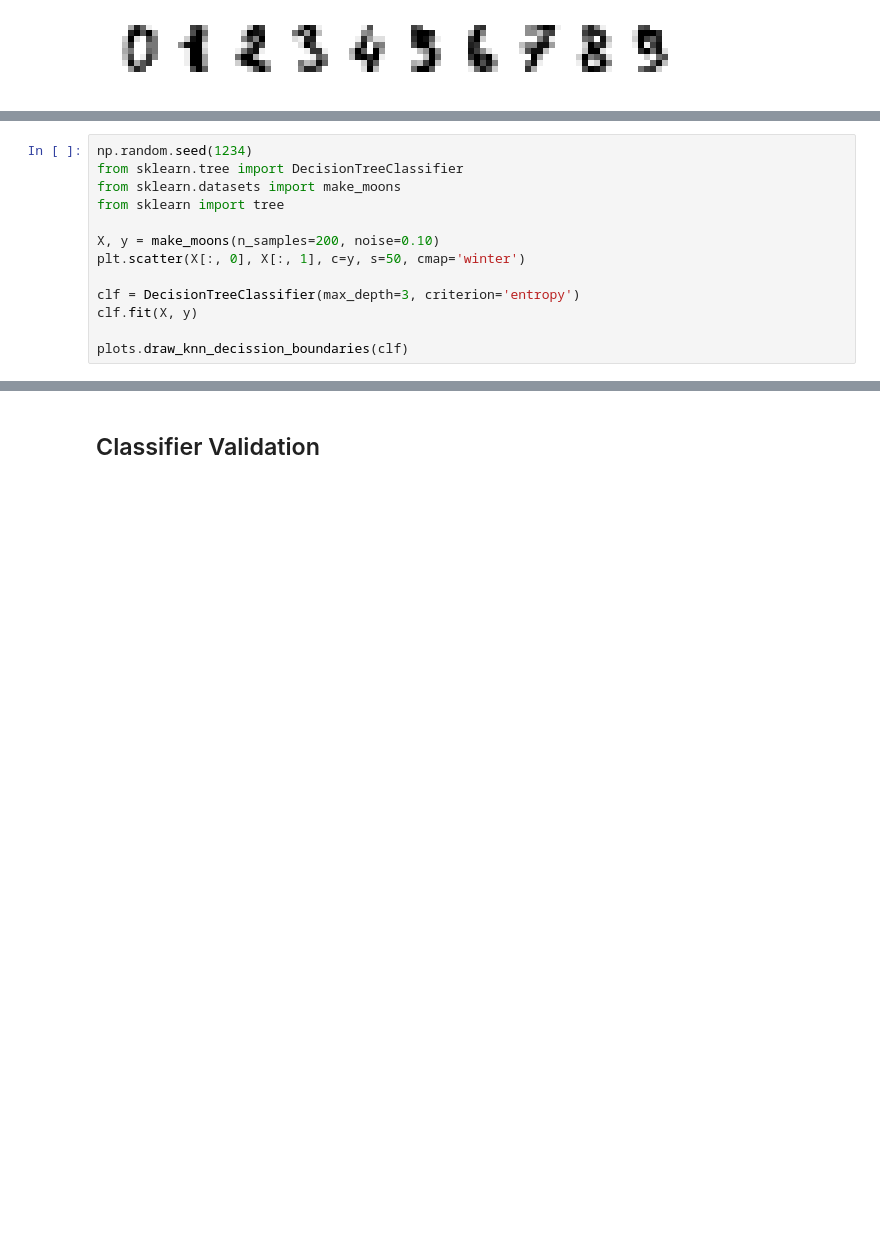
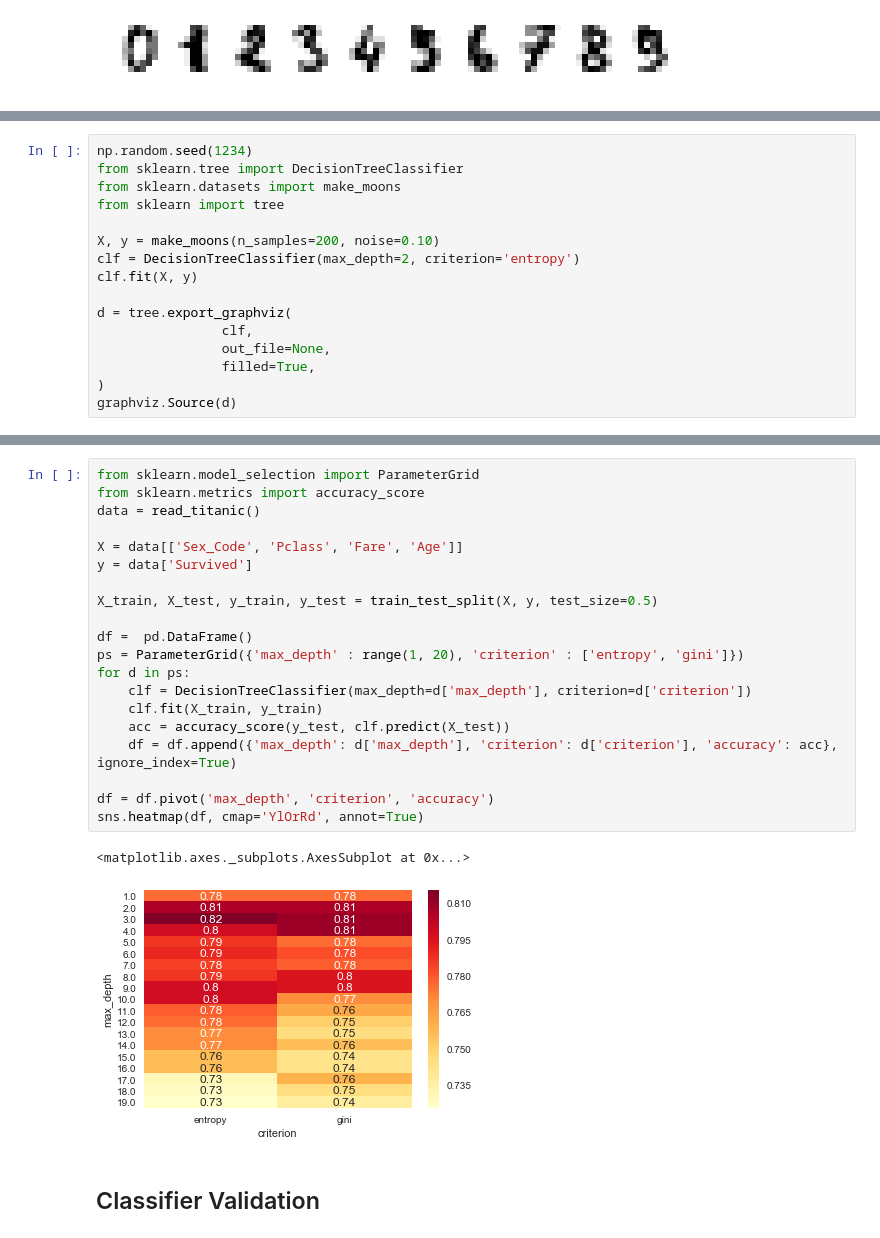
Before and after one commit to Python4AstronomersAndParticlePhysicists/PythonWorkshop-ICE, a Jupyter notebook: notebooks/08_01_MachineLearning.ipynb, the cells around one changed output, grey strips where cells are left out. Cells and saved outputs as stored; diff of their text form; blank space fills up the shorter version.

```diff
--- a/notebooks/08_01_MachineLearning.ipynb
+++ b/notebooks/08_01_MachineLearning.ipynb
@@ -645,10 +658,13 @@ from sklearn.datasets import make_moons
 from sklearn import tree
 
 X, y = make_moons(n_samples=200, noise=0.10)
-plt.scatter(X[:, 0], X[:, 1], c=y, s=50, cmap='winter')
-
-clf = DecisionTreeClassifier(max_depth=3, criterion='entropy')
+clf = DecisionTreeClassifier(max_depth=2, criterion='entropy')
 clf.fit(X, y)
 
-plots.draw_knn_decission_boundaries(clf)
+d = tree.export_graphviz(
+                clf,
+                out_file=None,
+                filled=True,
+)
+graphviz.Source(d)
 # %% [output]
@@ -674,3 +715,26 @@ Image(filename='titanic_tree.png')
+# %%
+from sklearn.model_selection import ParameterGrid
+from sklearn.metrics import accuracy_score
+data = read_titanic()
+
+X = data[['Sex_Code', 'Pclass', 'Fare', 'Age']]
+y = data['Survived']
+
+X_train, X_test, y_train, y_test = train_test_split(X, y, test_size=0.5)
+
+df =  pd.DataFrame()
+ps = ParameterGrid({'max_depth' : range(1, 20), 'criterion' : ['entropy', 'gini']})
+for d in ps:
+    clf = DecisionTreeClassifier(max_depth=d['max_depth'], criterion=d['criterion'])
+    clf.fit(X_train, y_train)
+    acc = accuracy_score(y_test, clf.predict(X_test))
+    df = df.append({'max_depth': d['max_depth'], 'criterion': d['criterion'], 'accuracy': acc}, ignore_index=True)
+
+df = df.pivot('max_depth', 'criterion', 'accuracy')
+sns.heatmap(df, cmap='YlOrRd', annot=True)
+# %% [output]
+<matplotlib.axes._subplots.AxesSubplot at 0x...>
+[figure, added]
 # %% [markdown]
 ## Classifier Validation
 # %% [markdown]
```
Also changed, not shown: parts of 12 cells of this notebook.
